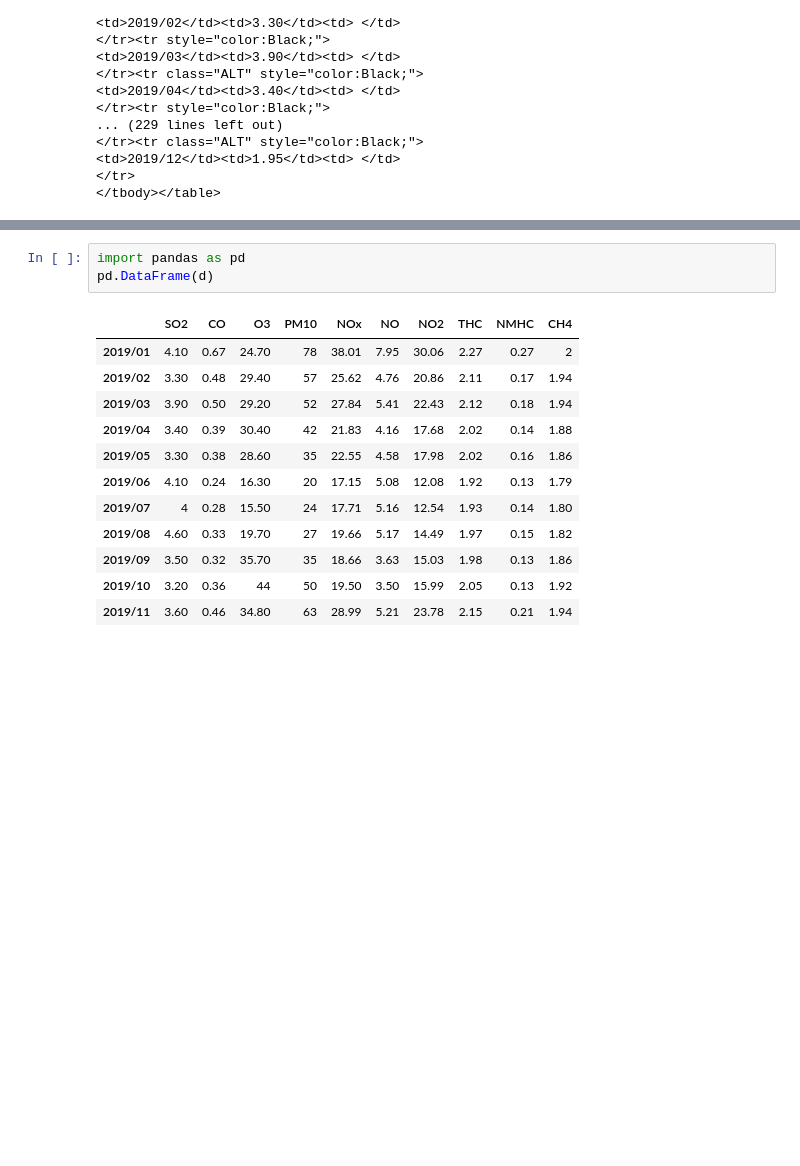
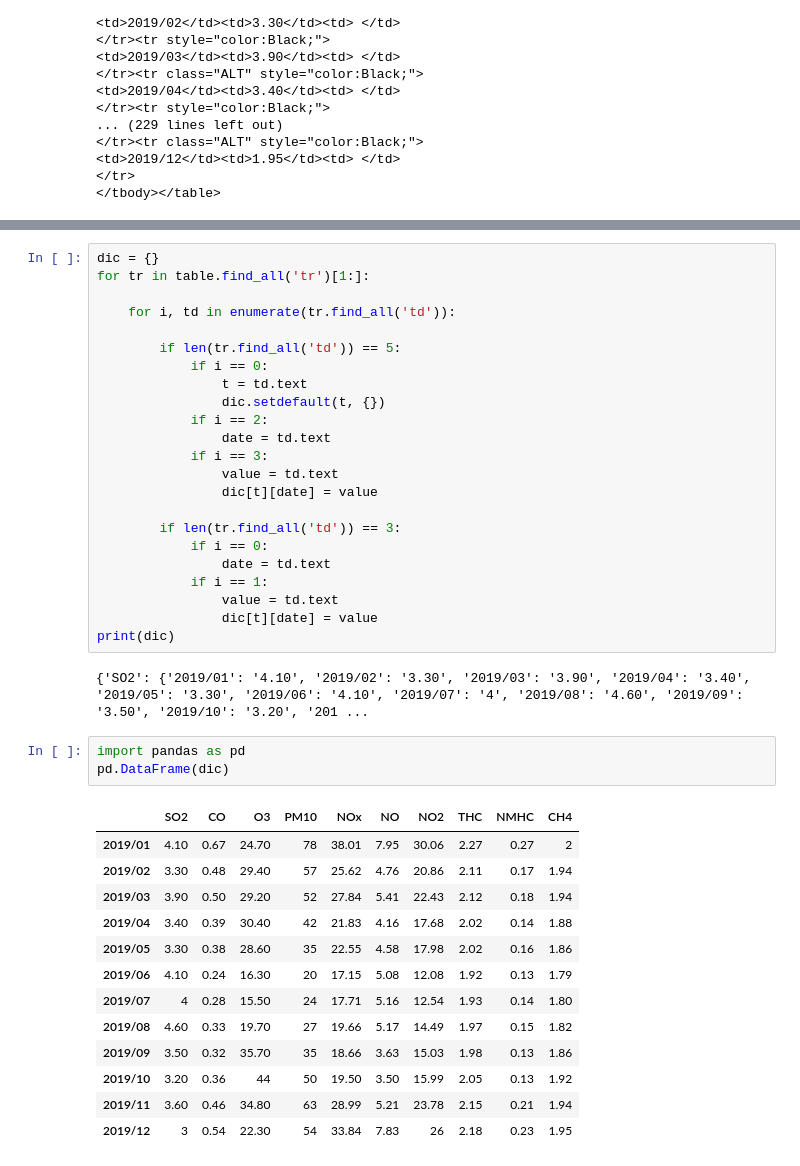
Before and after one commit to Irislin0315/1st-PyCrawlerMarathon, a Jupyter notebook: Day019_HW.ipynb, the cells around one changed output, grey strips where cells are left out. Drawn from its saved outputs; the diff is of its cells as text; blank space fills up the shorter version.

```diff
--- a/Day019_HW.ipynb
+++ b/Day019_HW.ipynb
@@ -63,16 +101,42 @@ Your Code
+# %%
+dic = {}
+for tr in table.find_all('tr')[1:]:
+
+    for i, td in enumerate(tr.find_all('td')):
+
+        if len(tr.find_all('td')) == 5:
+            if i == 0:
+                t = td.text
+                dic.setdefault(t, {})
+            if i == 2:
+                date = td.text
+            if i == 3:
+                value = td.text
+                dic[t][date] = value
+
+        if len(tr.find_all('td')) == 3:
+            if i == 0:
+                date = td.text
+            if i == 1:
+                value = td.text
+                dic[t][date] = value
+print(dic)
+# %% [output]
+{'SO2': {'2019/01': '4.10', '2019/02': '3.30', '2019/03': '3.90', '2019/04': '3.40', '2019/05': '3.30', '2019/06': '4.10', '2019/07': '4', '2019/08': '4.60', '2019/09': '3.50', '2019/10': '3.20', '201 ...
 # %%
 import pandas as pd
-pd.DataFrame(d)
+pd.DataFrame(dic)
 # %% [output]
 |  | SO2 | CO | O3 | PM10 | NOx | NO | NO2 | THC | NMHC | CH4 |
 | 2019/01 | 4.10 | 0.67 | 24.70 | 78 | 38.01 | 7.95 | 30.06 | 2.27 | 0.27 | 2 |
 | 2019/02 | 3.30 | 0.48 | 29.40 | 57 | 25.62 | 4.76 | 20.86 | 2.11 | 0.17 | 1.94 |
 | 2019/03 | 3.90 | 0.50 | 29.20 | 52 | 27.84 | 5.41 | 22.43 | 2.12 | 0.18 | 1.94 |
 | 2019/04 | 3.40 | 0.39 | 30.40 | 42 | 21.83 | 4.16 | 17.68 | 2.02 | 0.14 | 1.88 |
 | 2019/05 | 3.30 | 0.38 | 28.60 | 35 | 22.55 | 4.58 | 17.98 | 2.02 | 0.16 | 1.86 |
 | 2019/06 | 4.10 | 0.24 | 16.30 | 20 | 17.15 | 5.08 | 12.08 | 1.92 | 0.13 | 1.79 |
 | 2019/07 | 4 | 0.28 | 15.50 | 24 | 17.71 | 5.16 | 12.54 | 1.93 | 0.14 | 1.80 |
 | 2019/08 | 4.60 | 0.33 | 19.70 | 27 | 19.66 | 5.17 | 14.49 | 1.97 | 0.15 | 1.82 |
 | 2019/09 | 3.50 | 0.32 | 35.70 | 35 | 18.66 | 3.63 | 15.03 | 1.98 | 0.13 | 1.86 |
 | 2019/10 | 3.20 | 0.36 | 44 | 50 | 19.50 | 3.50 | 15.99 | 2.05 | 0.13 | 1.92 |
 | 2019/11 | 3.60 | 0.46 | 34.80 | 63 | 28.99 | 5.21 | 23.78 | 2.15 | 0.21 | 1.94 |
+| 2019/12 | 3 | 0.54 | 22.30 | 54 | 33.84 | 7.83 | 26 | 2.18 | 0.23 | 1.95 |
```
Also changed, not shown: parts of 4 cells of this notebook.
